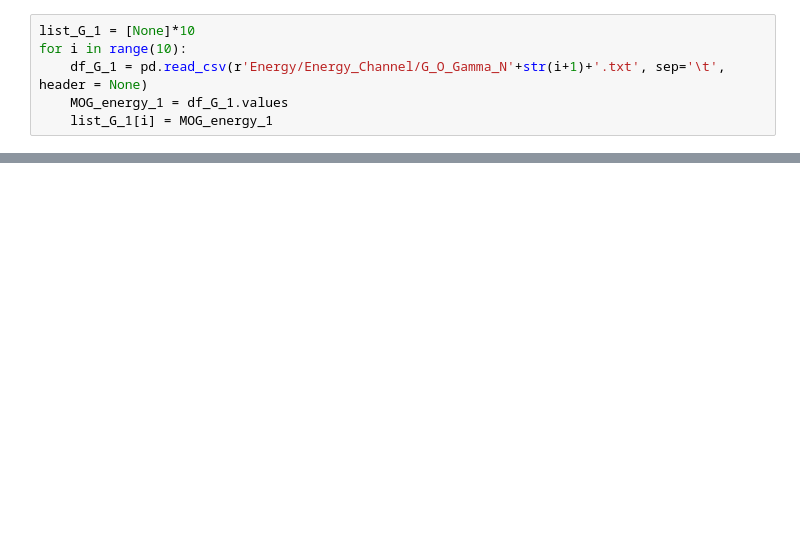
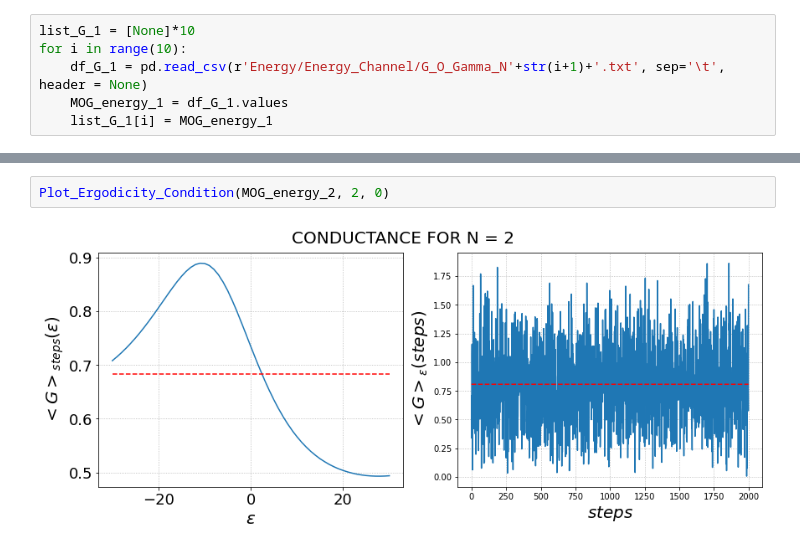
Before and after one commit to Rafffaelb/Schrodinger_Billiard, a Jupyter notebook: WignerDyson/Data_Analysis/Conductance_Energy.ipynb, the cells around one changed output, grey strips where cells are left out. Saved outputs shown, nothing was run; the diff lists cells and outputs as text; blank space fills up the shorter version.

```diff
--- a/WignerDyson/Data_Analysis/Conductance_Energy.ipynb
+++ b/WignerDyson/Data_Analysis/Conductance_Energy.ipynb
@@ -164,0 +60,4 @@ def Auto_correlation(MOG_energy):
+# %%
+Plot_Ergodicity_Condition(MOG_energy_2, 2, 0)
+# %% [output]
+[figure, added]
```
Also changed, not shown: parts of 20 cells of this notebook, 6 other files.
